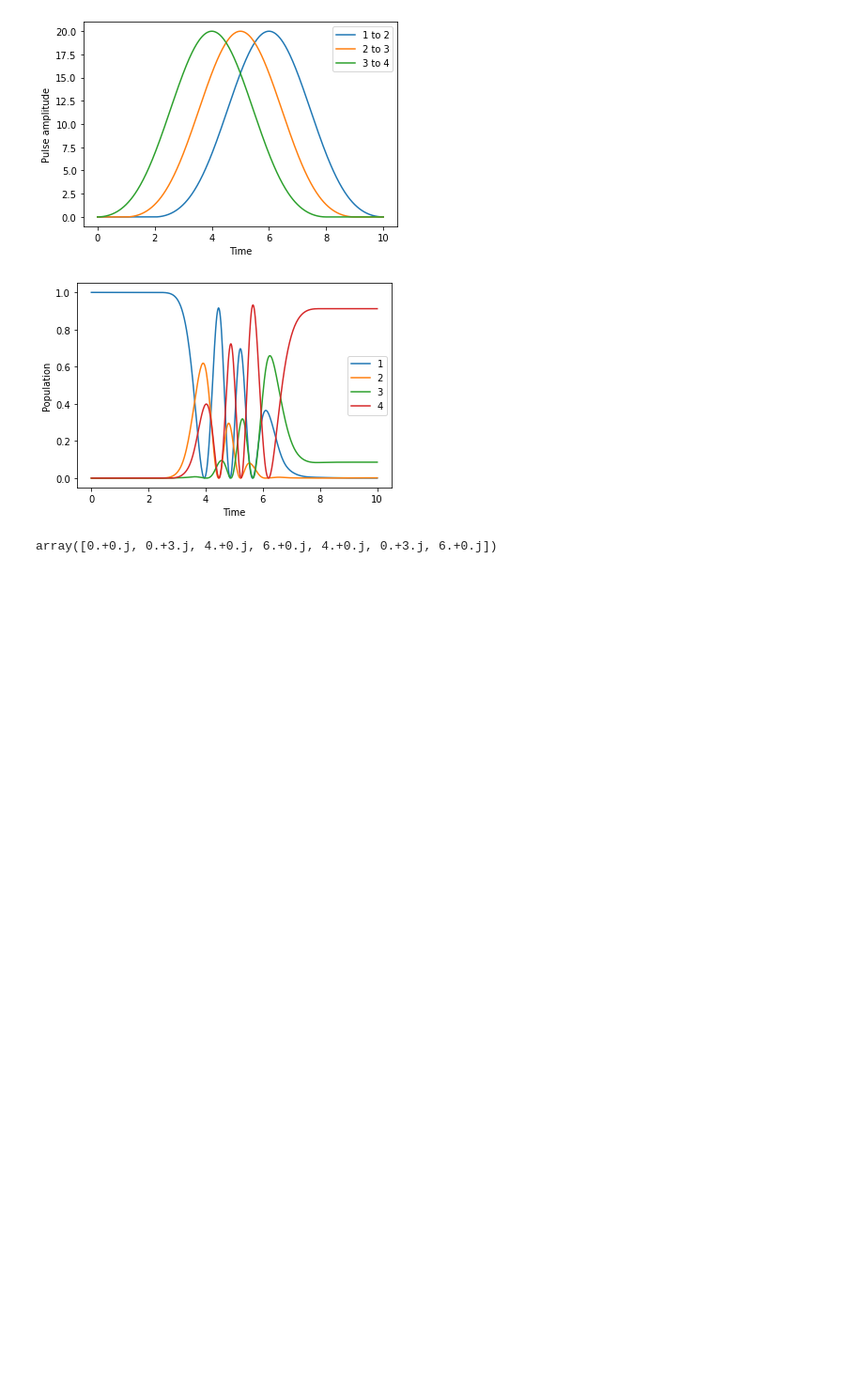
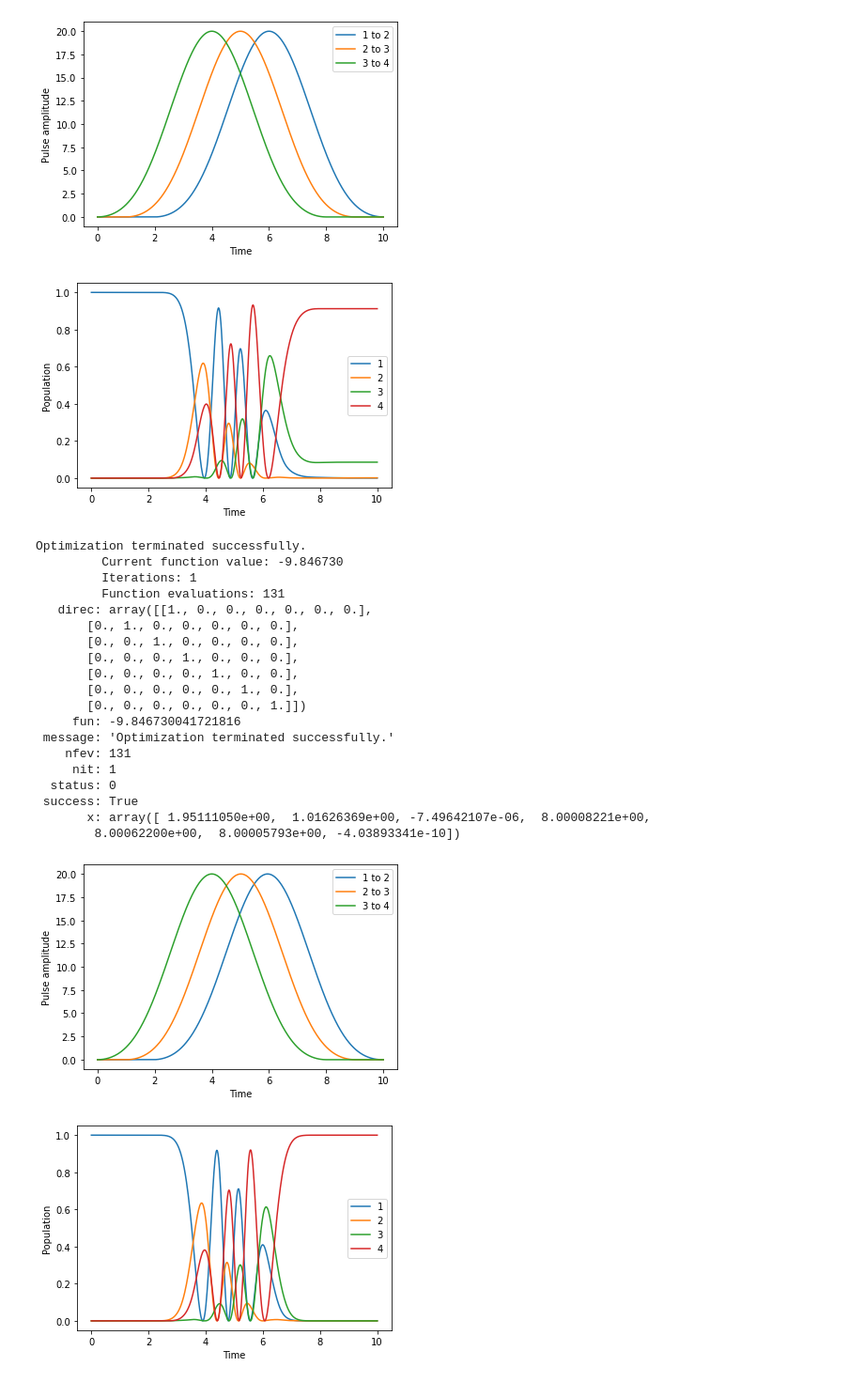
Before and after one commit to mahadevans2432/Quantum-Optics, a Jupyter notebook: STIRAP-nlevel.ipynb, the cells around one changed output. Shown: that part at 94% size. Drawn from its saved outputs; the diff is of its cells as text; code cells hidden in the pictures; blank space fills up the shorter version.

```diff
--- a/STIRAP-nlevel.ipynb
+++ b/STIRAP-nlevel.ipynb
@@ -124,7 +146,27 @@ try_2.plot_for_guess()
 Efficiency = 0.9122837846461387
 [figure]
 [figure]
-# %%
-np.append(0,vector)
-# %% [output]
-array([0.+0.j, 0.+3.j, 4.+0.j, 6.+0.j, 4.+0.j, 0.+3.j, 6.+0.j])
+# %%
+try_2.scipy_opti_result()
+# %% [output]
+Optimization terminated successfully.
+         Current function value: -9.846730
+         Iterations: 1
+         Function evaluations: 131
+   direc: array([[1., 0., 0., 0., 0., 0., 0.],
+       [0., 1., 0., 0., 0., 0., 0.],
+       [0., 0., 1., 0., 0., 0., 0.],
+       [0., 0., 0., 1., 0., 0., 0.],
+       [0., 0., 0., 0., 1., 0., 0.],
+       [0., 0., 0., 0., 0., 1., 0.],
+       [0., 0., 0., 0., 0., 0., 1.]])
+     fun: -9.846730041721816
+ message: 'Optimization terminated successfully.'
+    nfev: 131
+     nit: 1
+  status: 0
+ success: True
+       x: array([ 1.95111050e+00,  1.01626369e+00, -7.49642107e-06,  8.00008221e+00,
+        8.00062200e+00,  8.00005793e+00, -4.03893341e-10])
+[figure, added]
+[figure, added]
```
Also changed, not shown: parts of 2 cells of this notebook, 1 other file.
